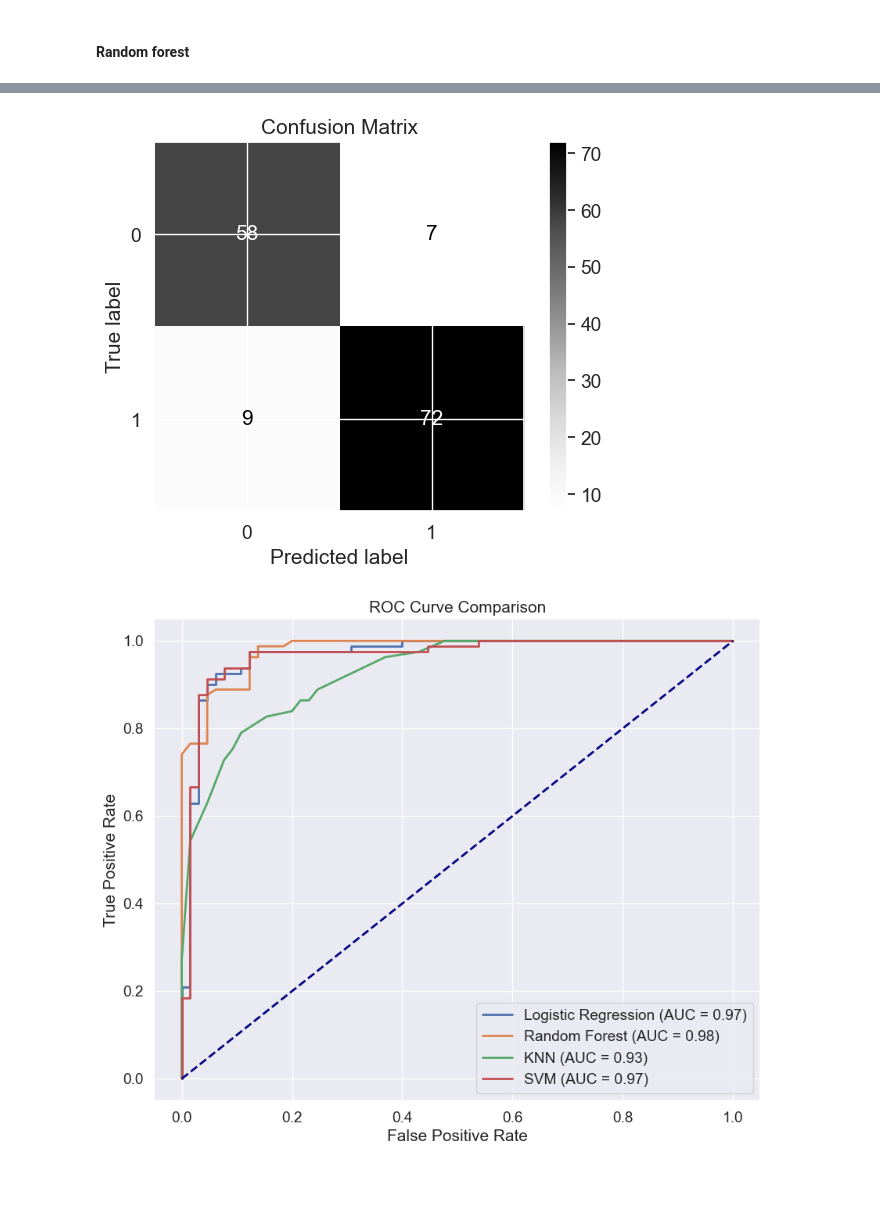
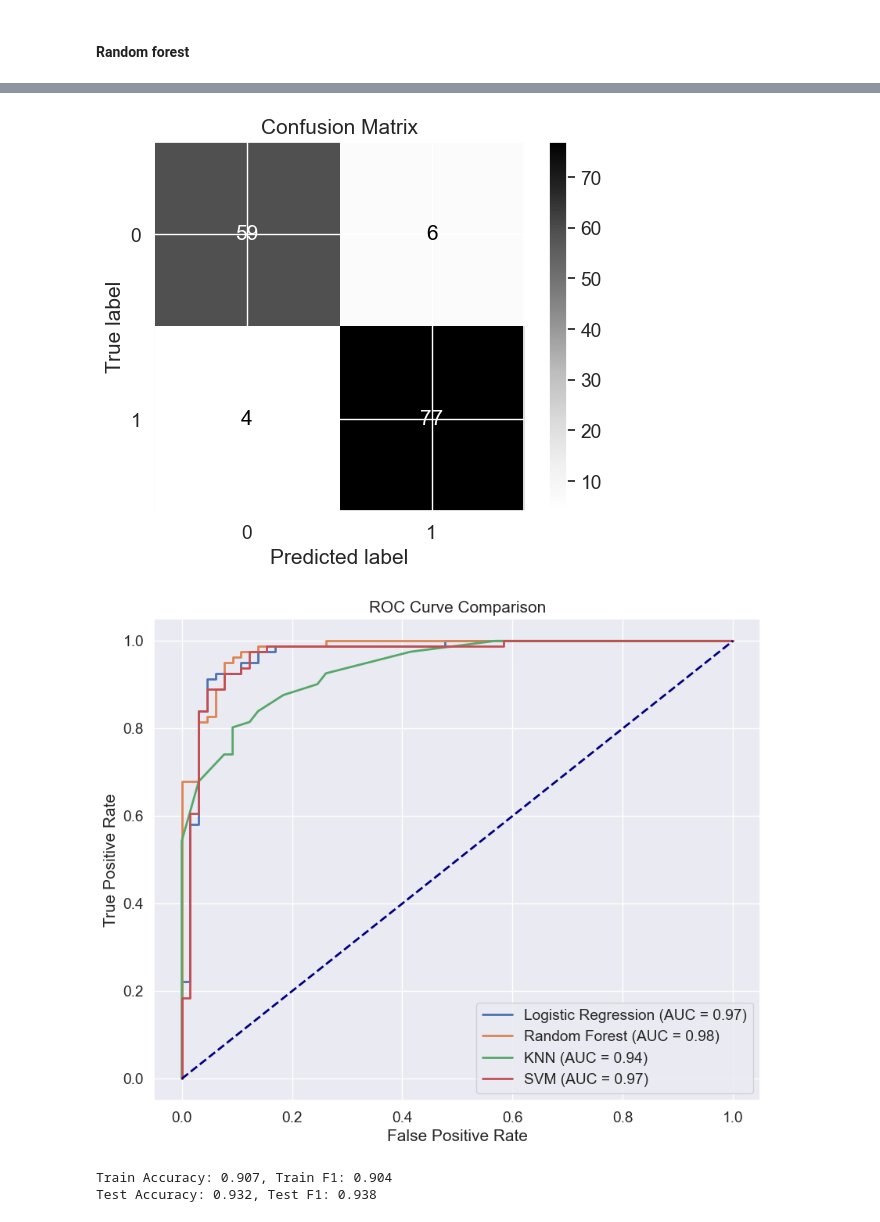
Before and after one commit to andolsitayssir/pcos-prediction, a Jupyter notebook: Project_one/pcos_without_infertility.ipynb, the cells around one changed output, grey strips where cells are left out. Drawn from its saved outputs; the diff is of its cells as text; code cells hidden in the pictures; blank space fills up the shorter version.

Commit message:
final model saving..

```diff
--- a/Project_one/pcos_without_infertility.ipynb
+++ b/Project_one/pcos_without_infertility.ipynb
@@ -408,7 +492,6 @@ x_resampled.shape
 # %%
 from sklearn.preprocessing import MinMaxScaler
 scaler = MinMaxScaler()
-x_scaled = scaler.fit_transform(x)
 # %%
 #normalize the oversampled data
 x_res_scaled = scaler.fit_transform(x_resampled)
@@ -546,0 +602,28 @@ plt.show()
+# %%
+from sklearn.ensemble import RandomForestClassifier
+from sklearn.model_selection import GridSearchCV
+
+param_grid = {
+    'n_estimators': [100, 200, 300],
+    'max_depth': [5,10,20],
+    'min_samples_split': [2, 5, 10],
+    'min_samples_leaf': [1, 2, 4]
+}
+
+rf2 = RandomForestClassifier(random_state=42)
+
+grid_search = GridSearchCV(estimator=rf2, param_grid=param_grid, cv=5, n_jobs=-1, scoring='f1')
+grid_search.fit(x_train, y_train)
+print("Best parameters found: ", grid_search.best_params_)
+best_rf2 = grid_search.best_estimator_
+
+y_pred2 = best_rf2.predict(x_test)
+accuracy2 = accuracy_score(y_test, y_pred2)
+mse2 = mean_squared_error(y_test, y_pred2)
+r2_2 = r2_score(y_test, y_pred2)
+mae2 = mean_absolute_error(y_test, y_pred2)
+f1score2 = f1_score(y_test, y_pred2)
+
+print(f'Random forest\ncross validation score :{cross_val_score(best_rf2, x_train, y_train, cv=5).mean()}')
+print("Accuracy on PCA data:", accuracy2)
+print(f'MSE: {mse2}\nR2: {r2_2}\nMAE: {mae2}\nF1_score: {f1score2}')
@@ -548,13 +654,13 @@ plt.show()
 from sklearn.metrics import confusion_matrix, ConfusionMatrixDisplay
 
 # Confusion matrix
-cm = confusion_matrix(y_test2, y_pred2)
-disp = ConfusionMatrixDisplay(confusion_matrix=cm, display_labels=rf2.classes_)
+cm = confusion_matrix(y_test, y_pred2)
+disp = ConfusionMatrixDisplay(confusion_matrix=cm, display_labels=best_rf2.classes_)
 disp.plot(cmap='Greys')
 plt.title('Confusion Matrix')
 plt.show()
 # %% [output]
-[figure, old version]
+[figure, new version]
 # %%
 from sklearn.metrics import roc_curve, auc
 import matplotlib.pyplot as plt
@@ -563,42 +669,57 @@ import matplotlib.pyplot as plt
 roc_data = {}
 
 # Logistic Regression
-y_prob_lg = lg2.predict_proba(x_test2)[:, 1]
-fpr_lg, tpr_lg, _ = roc_curve(y_test2, y_prob_lg)
+y_prob_lg = lg2.predict_proba(x_test)[:, 1]
+fpr_lg, tpr_lg, _ = roc_curve(y_test, y_prob_lg)
 roc_auc_lg = auc(fpr_lg, tpr_lg)
 roc_data['Logistic Regression'] = (fpr_lg, tpr_lg, roc_auc_lg)
 
 # Random Forest
-y_prob_rf = rf2.predict_proba(x_test2)[:, 1]
-fpr_rf, tpr_rf, _ = roc_curve(y_test2, y_prob_rf)
+y_prob_rf = best_rf2.predict_proba(x_test)[:, 1]
+fpr_rf, tpr_rf, _ = roc_curve(y_test, y_prob_rf)
 roc_auc_rf = auc(fpr_rf, tpr_rf)
 roc_data['Random Forest'] = (fpr_rf, tpr_rf, roc_auc_rf)
 
 # KNN
-y_prob_knn = knn2.predict_proba(x_test2)[:, 1]
-fpr_knn, tpr_knn, _ = roc_curve(y_test2, y_prob_knn)
+y_prob_knn = knn2.predict_proba(x_test)[:, 1]
+fpr_knn, tpr_knn, _ = roc_curve(y_test, y_prob_knn)
 roc_auc_knn = auc(fpr_knn, tpr_knn)
 roc_data['KNN'] = (fpr_knn, tpr_knn, roc_auc_knn)
 
 # SVM (use decision_function instead of predict_proba)
-y_score_svm = svm2.decision_function(x_test2)
-fpr_svm, tpr_svm, _ = roc_curve(y_test2, y_score_svm)
+y_score_svm = svm2.decision_function(x_test)
+fpr_svm, tpr_svm, _ = roc_curve(y_test, y_score_svm)
 roc_auc_svm = auc(fpr_svm, tpr_svm)
 roc_data['SVM'] = (fpr_svm, tpr_svm, roc_auc_svm)
 
 # Plot all ROC curves
 plt.figure(figsize=(10, 8))
 for model, (fpr, tpr, roc_auc) in roc_data.items():
     plt.plot(fpr, tpr, lw=2, label=f'{model} (AUC = {roc_auc:.2f})')
 
 # Plot the diagonal line (random guessing)
 plt.plot([0, 1], [0, 1], color='navy', lw=2, linestyle='--')
 
 # Add labels, title, and legend
 plt.xlabel('False Positive Rate')
 plt.ylabel('True Positive Rate')
 plt.title('ROC Curve Comparison')
 plt.legend(loc="lower right")
 plt.show()
 # %% [output]
-[figure, old version]
+[figure, new version]
+# %%
+y_train_pred = lg2.predict(x_train)
+train_accuracy = accuracy_score(y_train, y_train_pred)
+train_f1 = f1_score(y_train, y_train_pred)
+
+# Evaluate on test set
+y_test_pred = lg2.predict(x_test)
+test_accuracy = accuracy_score(y_test, y_test_pred)
+test_f1 = f1_score(y_test, y_test_pred)
+
+print(f"Train Accuracy: {train_accuracy:.3f}, Train F1: {train_f1:.3f}")
+print(f"Test Accuracy: {test_accuracy:.3f}, Test F1: {test_f1:.3f}")
+# %% [output]
+Train Accuracy: 0.907, Train F1: 0.904
+Test Accuracy: 0.932, Test F1: 0.938
```
Also changed, not shown: parts of 34 cells of this notebook, 4 other files.
